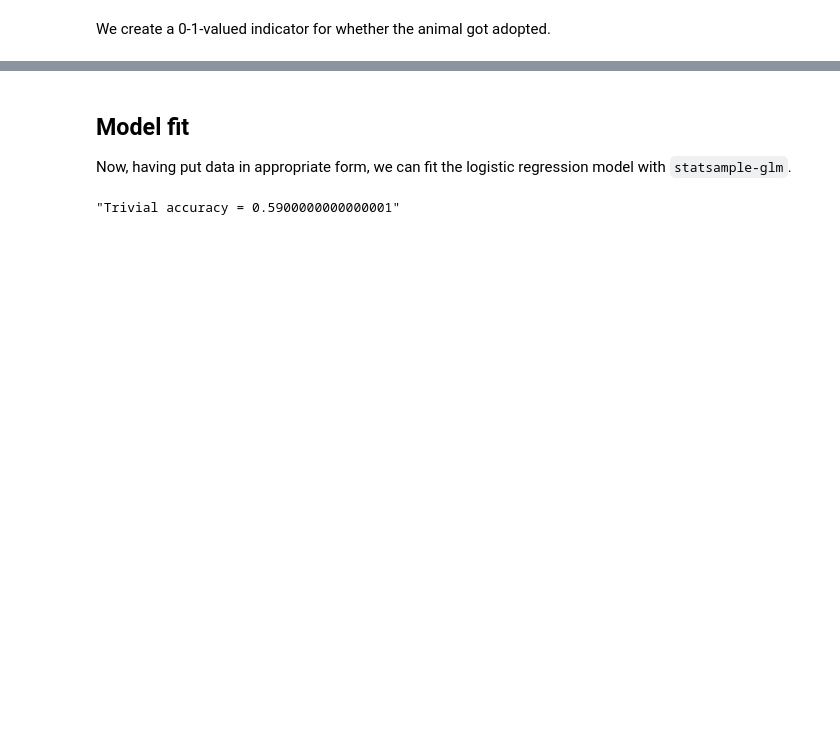
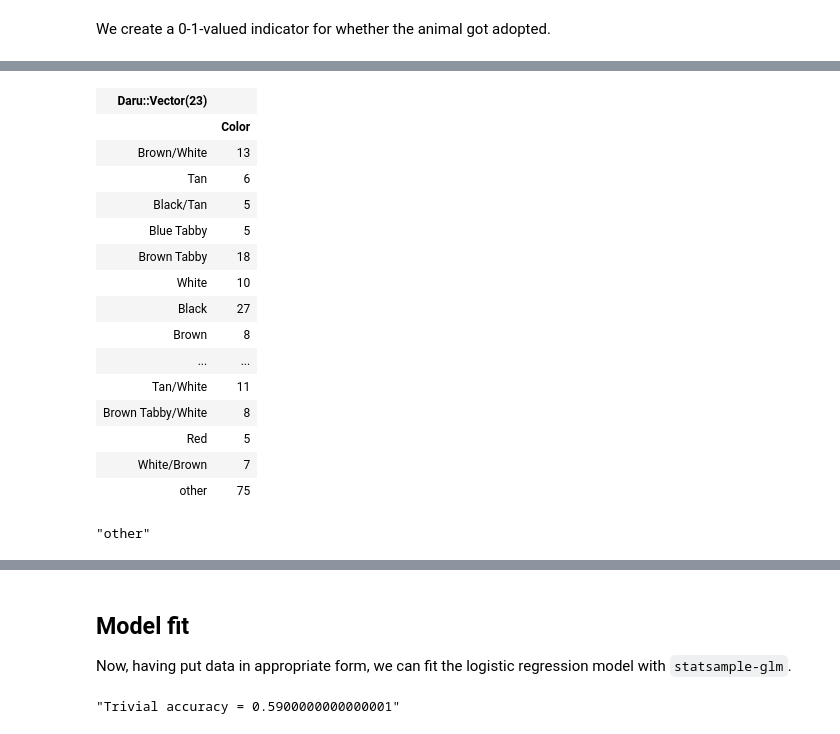
Before and after one commit to lokeshh/cat_notebook, a Jupyter notebook: Logistic regression with categorical data-Copy1.ipynb, the cells around one changed output, grey strips where cells are left out. Drawn from its saved outputs; the diff is of its cells as text; code cells hidden in the pictures; blank space fills up the shorter version.

```diff
--- a/Logistic regression with categorical data-Copy1.ipynb
+++ b/Logistic regression with categorical data-Copy1.ipynb
@@ -31,0 +47,2 @@ shelter_data.head 3
+# %%
+small['Breed'].frequencies.sort(ascending: false).head(10)
@@ -31,0 +98,26 @@ shelter_data.head 3
+# %%
+other_cats = small['Color'].categories.select { |i| small['Color'].count(i) < 5 }
+other_cats_hash = other_cats.zip(['other']*other_cats.size).to_h
+small['Color'].rename_categories other_cats_hash
+small['Color'].frequencies
+# %% [output]
+| Daru::Vector(23) |  |
+|  | Color |
+| Brown/White | 13 |
+| Tan | 6 |
+| Black/Tan | 5 |
+| Blue Tabby | 5 |
+| Brown Tabby | 18 |
+| White | 10 |
+| Black | 27 |
+| Brown | 8 |
+| ... | ... |
+| Tan/White | 11 |
+| Brown Tabby/White | 8 |
+| Red | 5 |
+| White/Brown | 7 |
+| other | 75 |
+# %%
+small['Color'].base_category = 'other'
+# %% [output]
+"other"
```
Also changed, not shown: parts of 17 cells of this notebook.
